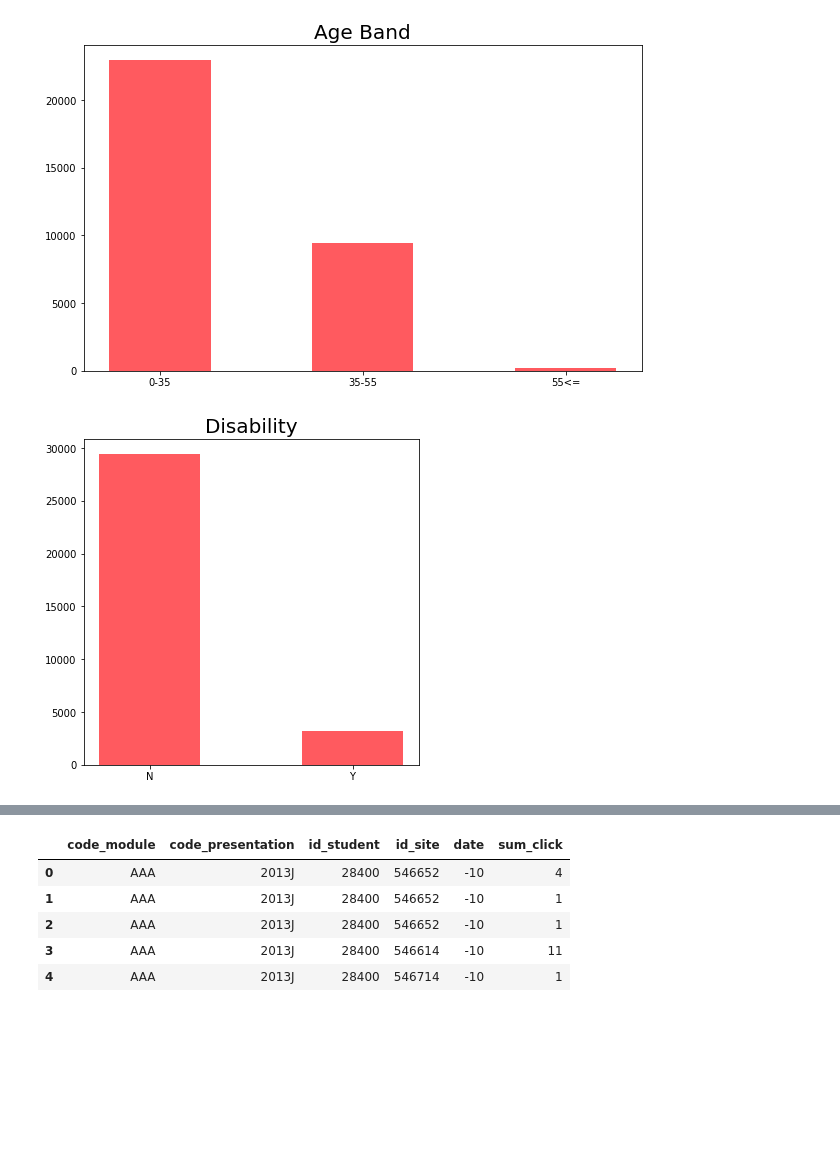
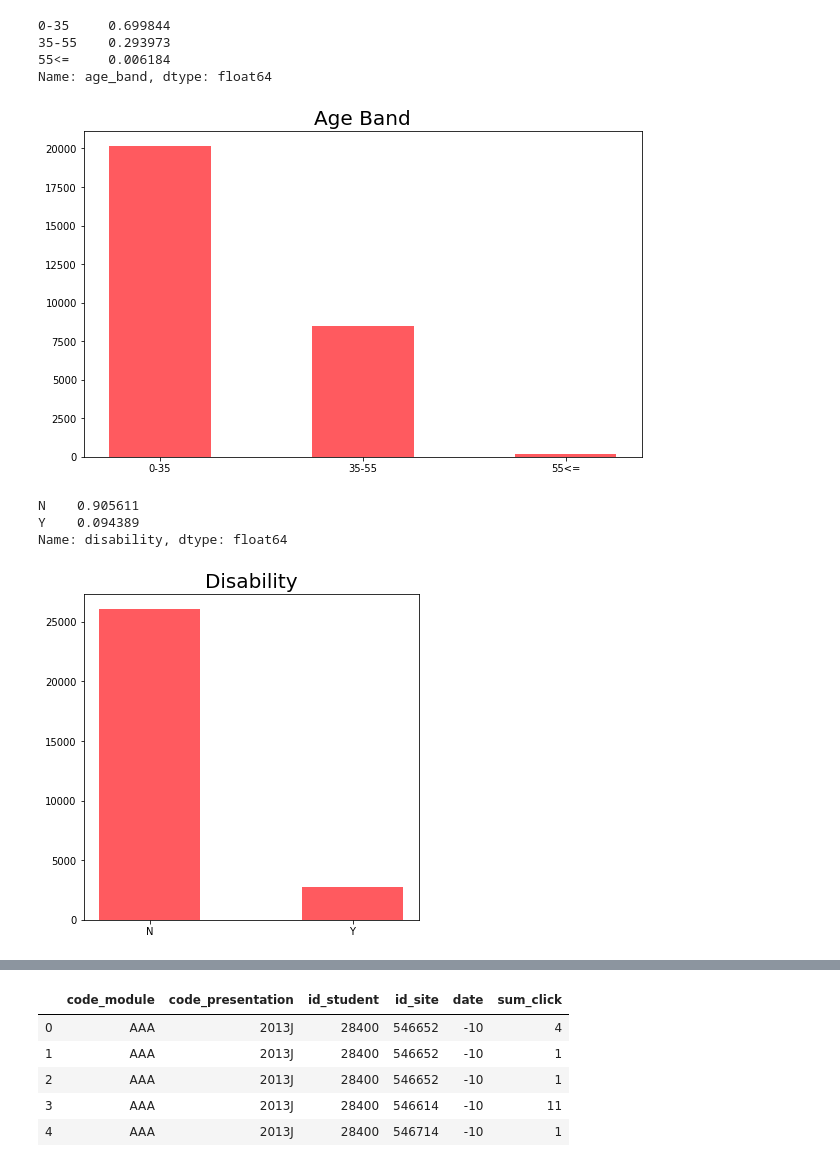
Before and after one commit to nikolholicka/curriculum, a Jupyter notebook: mod6/project_ideas/project_idea_2.ipynb, the cells around one changed output, grey strips where cells are left out. Drawn from its saved outputs; the diff is of its cells as text; code cells hidden in the pictures; blank space fills up the shorter version.

```diff
--- a/mod6/project_ideas/project_idea_2.ipynb
+++ b/mod6/project_ideas/project_idea_2.ipynb
@@ -14,0 +43,3 @@ st.head()
+# %%
+#dropping multiple records from the dataset
+st_clean = pd.DataFrame.drop_duplicates (st, subset = 'id_student')
@@ -42,8 +93,17 @@ plot_cat_var(st.highest_education,'Highest Education')
 # %%
-plot_cat_var(st.age_band,'Age Band')
+plot_cat_var(st_clean.age_band,'Age Band')
+st_clean.age_band.value_counts(normalize=True)
 # %% [output]
+0-35     0.699844
+35-55    0.293973
+55<=     0.006184
+Name: age_band, dtype: float64
-[figure, old version]
+[figure, new version]
 # %%
-plot_cat_var(st.disability,'Disability',size=(6,6))
+plot_cat_var(st_clean.disability,'Disability',size=(6,6))
+st_clean.disability.value_counts(normalize=True)
 # %% [output]
+N    0.905611
+Y    0.094389
+Name: disability, dtype: float64
-[figure, old version]
+[figure, new version]
```
Also changed, not shown: parts of 28 cells of this notebook, 1 other file.
